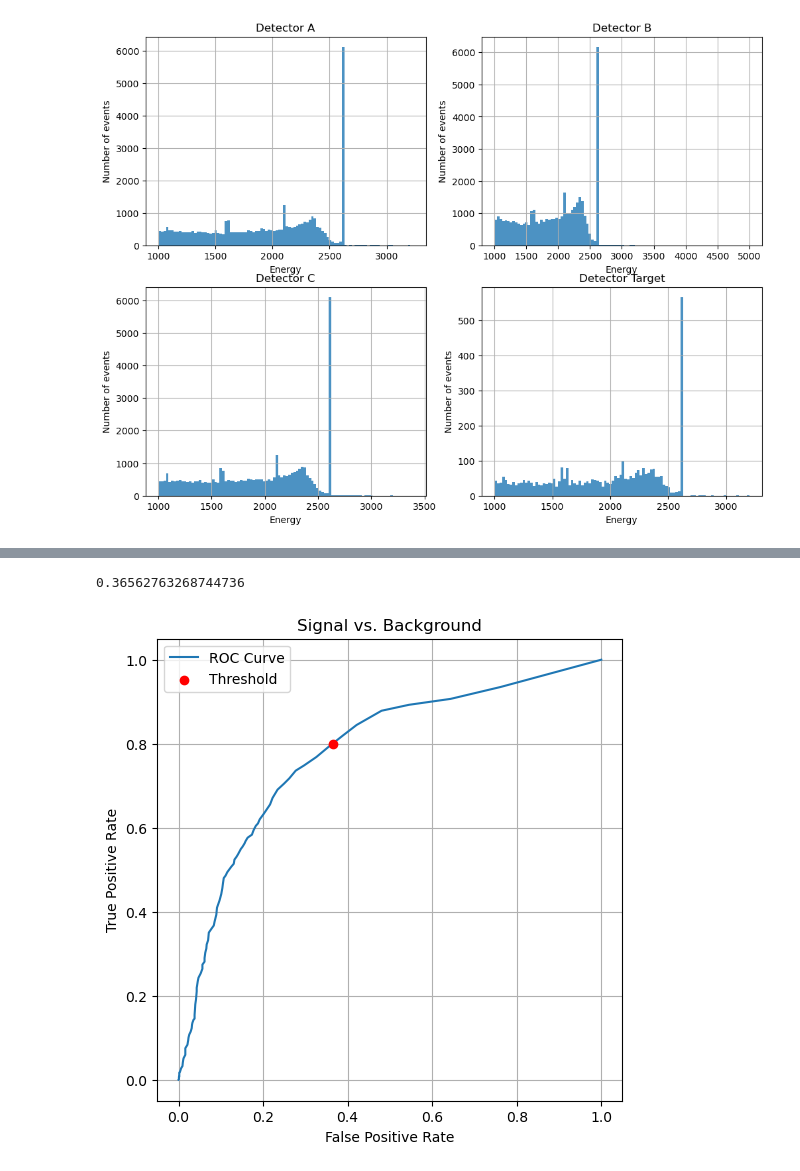
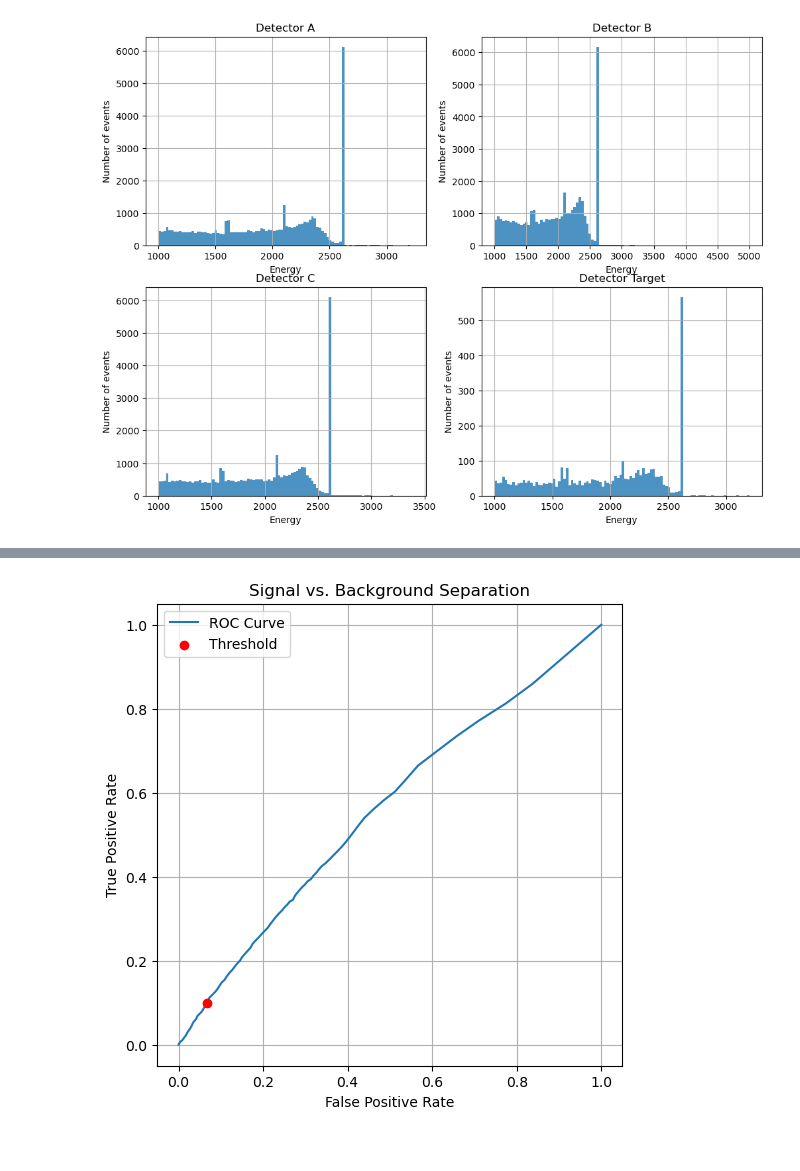
Before and after one commit to melissamp03/DSC291_FINAL-PROJECT, a Jupyter notebook: DSC291_Final-Project_2025.ipynb, the cells around one changed output, grey strips where cells are left out. Drawn from its saved outputs; the diff is of its cells as text; code cells hidden in the pictures.

```diff
--- a/DSC291_Final-Project_2025.ipynb
+++ b/DSC291_Final-Project_2025.ipynb
@@ -75,25 +75,21 @@ plt.grid(True)
 #Step 2
 
 #Identify energy range around the 1592 keV peak
-Peak_A = (detector_A["Energy"]>=1582)&(detector_A["Energy"]<=1602)
+Peak_A = (detector_A["Energy"]>=1492)&(detector_A["Energy"]<=1692)
 Peak_A_events = detector_A[Peak_A]
 
 #Take values with cnn_score above 90% as acceptable threshold
-Threshold = np.percentile(Peak_A_events["cnn_score"], 20)
-#print(Threshold)
+Threshold = np.percentile(Peak_A_events["cnn_score"], 90)
 Thresholds = np.linspace(0, 1, 100)
 
 True_Positive = len(Peak_A_events[Peak_A_events["cnn_score"]>=Threshold])
-
 False_Negative = len(Peak_A_events[Peak_A_events["cnn_score"]<Threshold])
-#print(False_Negative)
 Signal = True_Positive+False_Negative
 True_Positive_Rate = True_Positive/Signal
-print(True_Positive_Rate)
 
 # Plot the signal retention as a function of threshold
 plt.plot(Thresholds, [len(Peak_A_events[Peak_A_events["cnn_score"] >= t]) / len(Peak_A_events) for t in Thresholds], label="Signal Retention")
-plt.axvline(Threshold, color='r', linestyle='--', label=f"Threshold ({Threshold:.2f})")
+plt.axvline(Threshold, color='r', linestyle='--', label=f"Optimal Threshold ({Threshold:.2f})")
 plt.xlabel("Classification Score Threshold")
 plt.ylabel("True Positive Rate")
 plt.title("How effectively the cut retains signal events")
@@ -106,35 +101,33 @@ plt.show()
 # %%
 #Step 3
 
 #Identify energy range around the 2103 keV peak
-Peak_B = (detector_B["Energy"]>=2093)&(detector_B["Energy"]<=2113)
-Peak_B_events = detector_B[Peak_B]
+Peak_B = (detector_B["Energy"]>=2003)&(detector_B["Energy"]<=2203)
+Peak_B_events = detector_A[Peak_B]
 
 #Events in the 2103 keV region
 
 False_positive = len(Peak_B_events[Peak_B_events["cnn_score"] >= Threshold])
 True_Negative = len(Peak_B_events[Peak_B_events["cnn_score"]<Threshold])
 Background = False_positive+True_Negative
 False_Positive_Rate = False_positive/Background
-print(False_Positive_Rate)
 
-#Different thresholds
+# Sweep different thresholds
 #thresholds = np.linspace(0, 1, 100)
 TPR_values = [(Peak_A_events["cnn_score"] >= t).sum()/Signal for t in Thresholds]
 FPR_values = [(Peak_B_events["cnn_score"] >= t).sum()/Background for t in Thresholds]
 
 plt.figure(figsize=(6, 6))
 plt.plot(FPR_values, TPR_values, label="ROC Curve")
 plt.scatter(False_Positive_Rate, True_Positive_Rate, color="red", label="Threshold", zorder=3)
 plt.xlabel("False Positive Rate")
 plt.ylabel("True Positive Rate")
-plt.title("Signal vs. Background")
+plt.title("Signal vs. Background Separation")
 plt.legend()
 plt.grid()
 plt.show()
 # %% [output]
-0.36562763268744736
-[figure, old version]
+[figure, new version]
 # %%
 #Step 4
 
```
Also changed, not shown: parts of 2 cells of this notebook.
